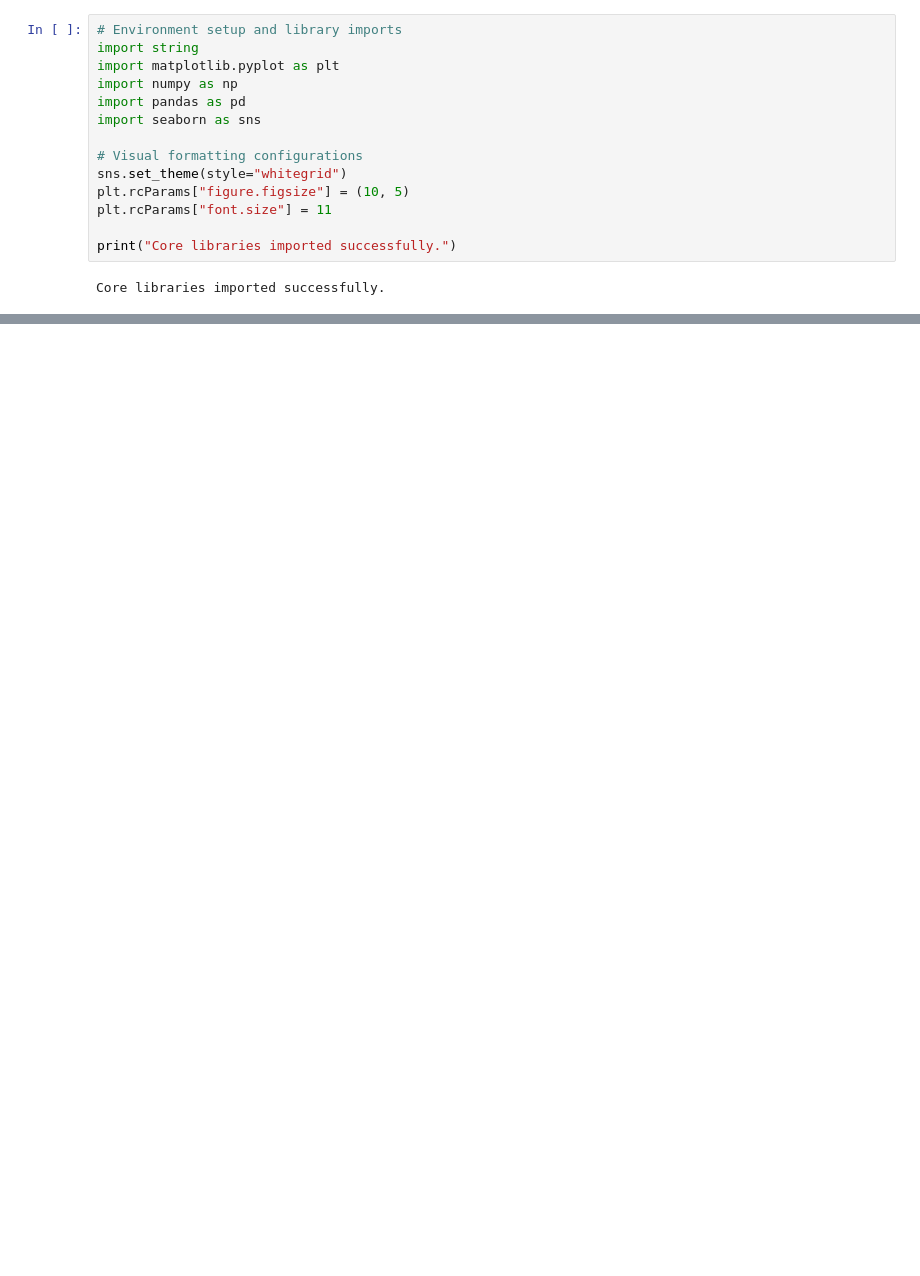
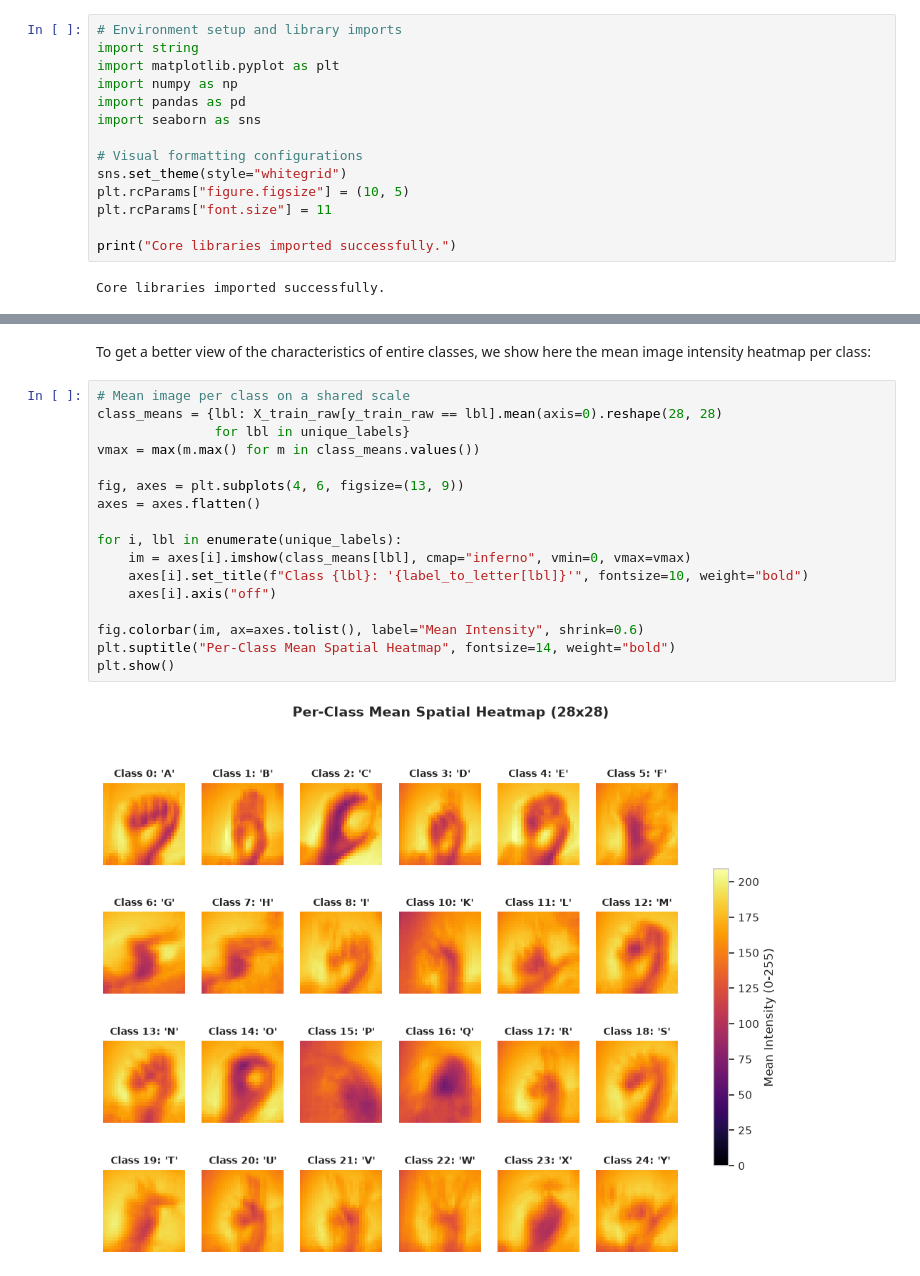
Before and after one commit to lowestofthe1ow/data103-final-project, a Jupyter notebook: phase1_proposal.ipynb, the cells around one changed output, grey strips where cells are left out. Drawn from its saved outputs; the diff is of its cells as text; blank space fills up the shorter version.

```diff
--- a/phase1_proposal.ipynb
+++ b/phase1_proposal.ipynb
@@ -126,0 +155,21 @@ plt.show()
+# %% [markdown]
+To get a better view of the characteristics of entire classes, we show here the mean image intensity heatmap per class:
+# %%
+# Mean image per class on a shared scale
+class_means = {lbl: X_train_raw[y_train_raw == lbl].mean(axis=0).reshape(28, 28)
+               for lbl in unique_labels}
+vmax = max(m.max() for m in class_means.values())
+
+fig, axes = plt.subplots(4, 6, figsize=(13, 9))
+axes = axes.flatten()
+
+for i, lbl in enumerate(unique_labels):
+    im = axes[i].imshow(class_means[lbl], cmap="inferno", vmin=0, vmax=vmax)
+    axes[i].set_title(f"Class {lbl}: '{label_to_letter[lbl]}'", fontsize=10, weight="bold")
+    axes[i].axis("off")
+
+fig.colorbar(im, ax=axes.tolist(), label="Mean Intensity", shrink=0.6)
+plt.suptitle("Per-Class Mean Spatial Heatmap", fontsize=14, weight="bold")
+plt.show()
+# %% [output]
+[figure, added]
```
Also changed, not shown: parts of 15 cells of this notebook.
